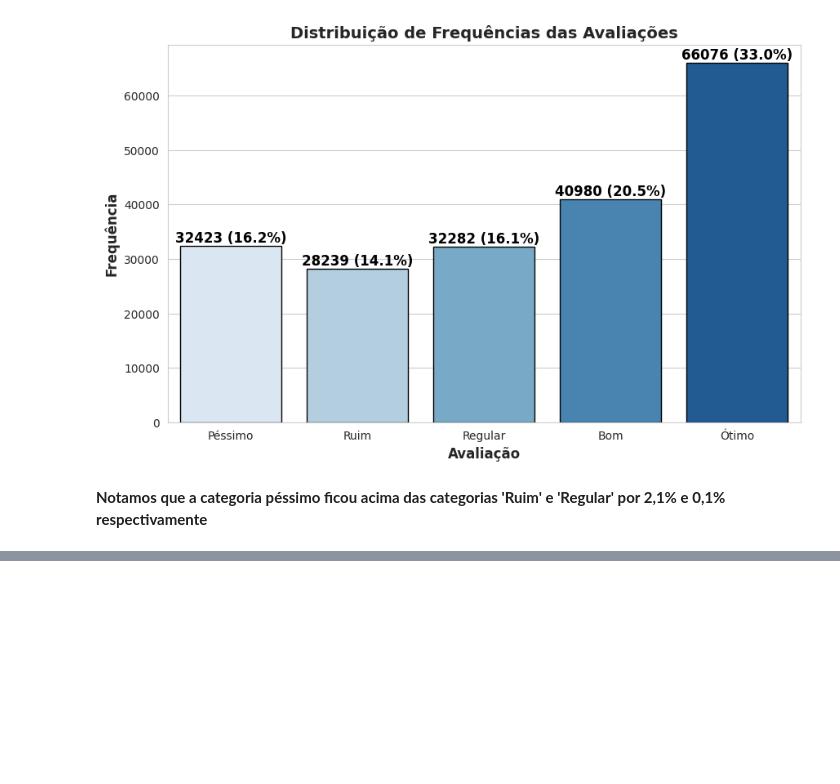
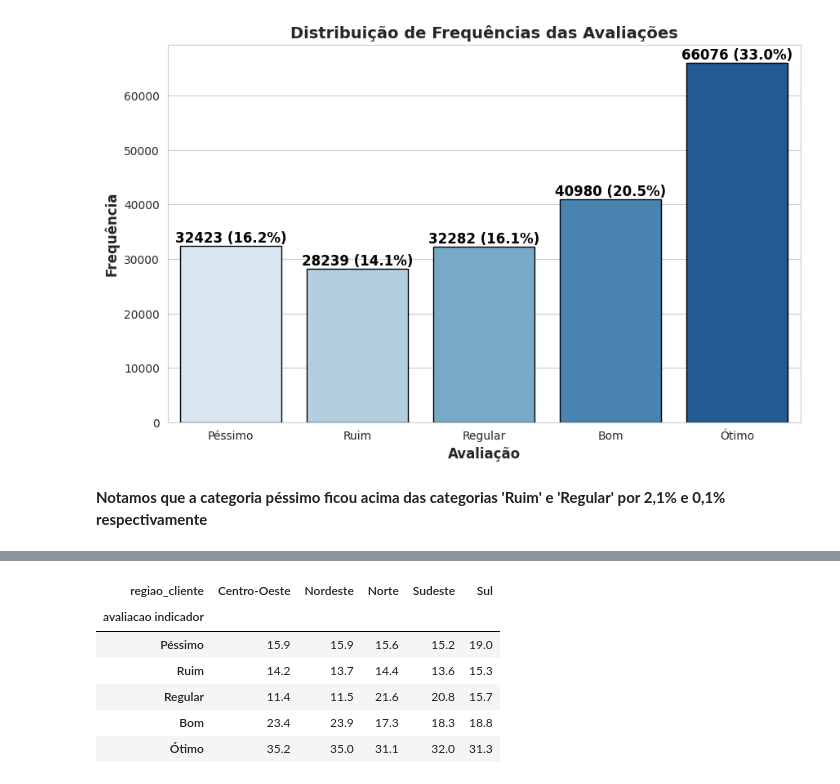
Before and after one commit to Jgabriel1800/estat-stica-varejo, a Jupyter notebook: estatistica_frequencia_medidas.ipynb, the cells around one changed output, grey strips where cells are left out. Drawn from its saved outputs; the diff is of its cells as text; code cells hidden in the pictures; blank space fills up the shorter version.

```diff
--- a/estatistica_frequencia_medidas.ipynb
+++ b/estatistica_frequencia_medidas.ipynb
@@ -224,0 +239,14 @@ Passing `palette` without assigning `hue` is deprecated and will be removed in v
+# %%
+tab_avaliacoes_reg_rel=pd.crosstab(dados['avaliacao indicador'],dados['regiao_cliente'],normalize='columns')*100
+tab_avaliacoes_reg_rel=round(tab_avaliacoes_reg_rel,1)
+
+
+tab_avaliacoes_reg_rel
+# %% [output]
+| regiao_cliente | Centro-Oeste | Nordeste | Norte | Sudeste | Sul |
+| avaliacao indicador |  |  |  |  |  |
+| Péssimo | 15.9 | 15.9 | 15.6 | 15.2 | 19.0 |
+| Ruim | 14.2 | 13.7 | 14.4 | 13.6 | 15.3 |
+| Regular | 11.4 | 11.5 | 21.6 | 20.8 | 15.7 |
+| Bom | 23.4 | 23.9 | 17.3 | 18.3 | 18.8 |
+| Ótimo | 35.2 | 35.0 | 31.1 | 32.0 | 31.3 |
```
Also changed, not shown: parts of 8 cells of this notebook.
